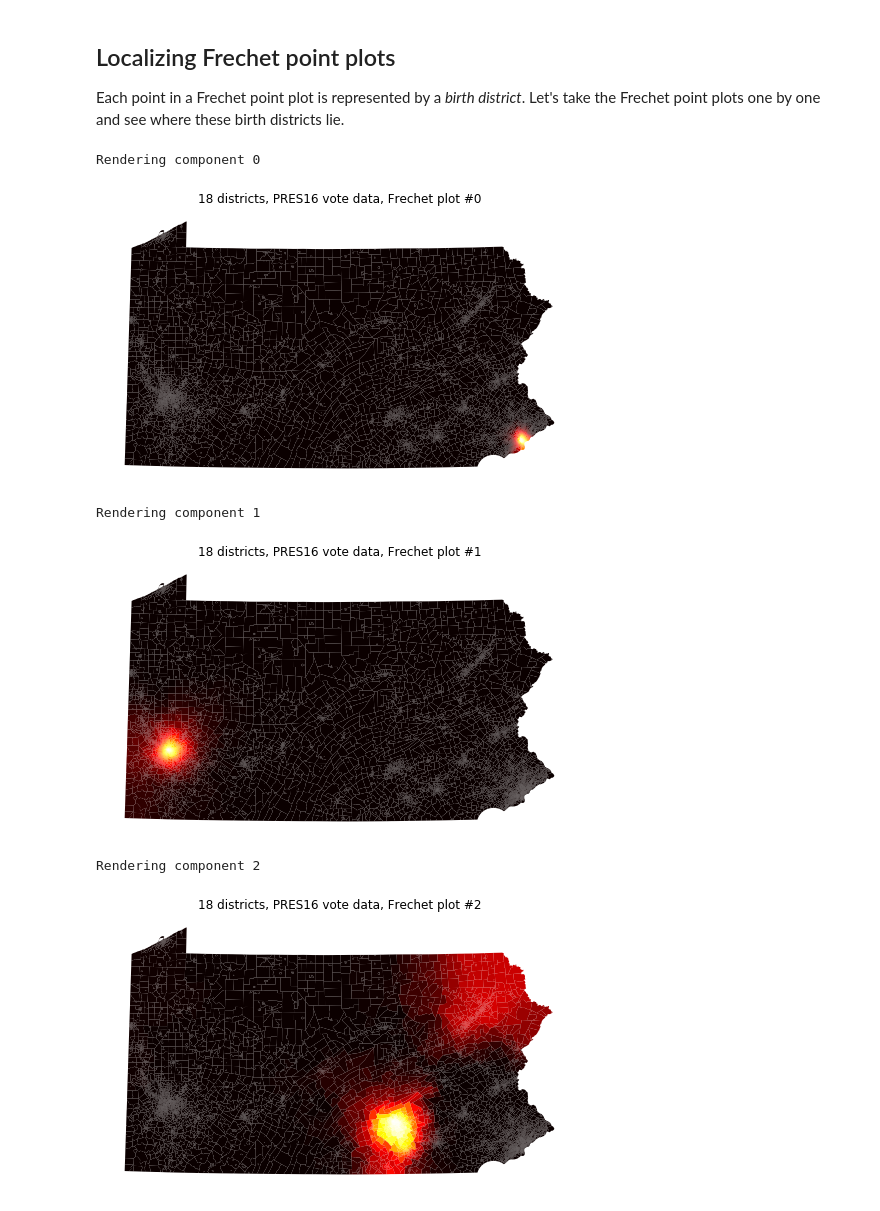
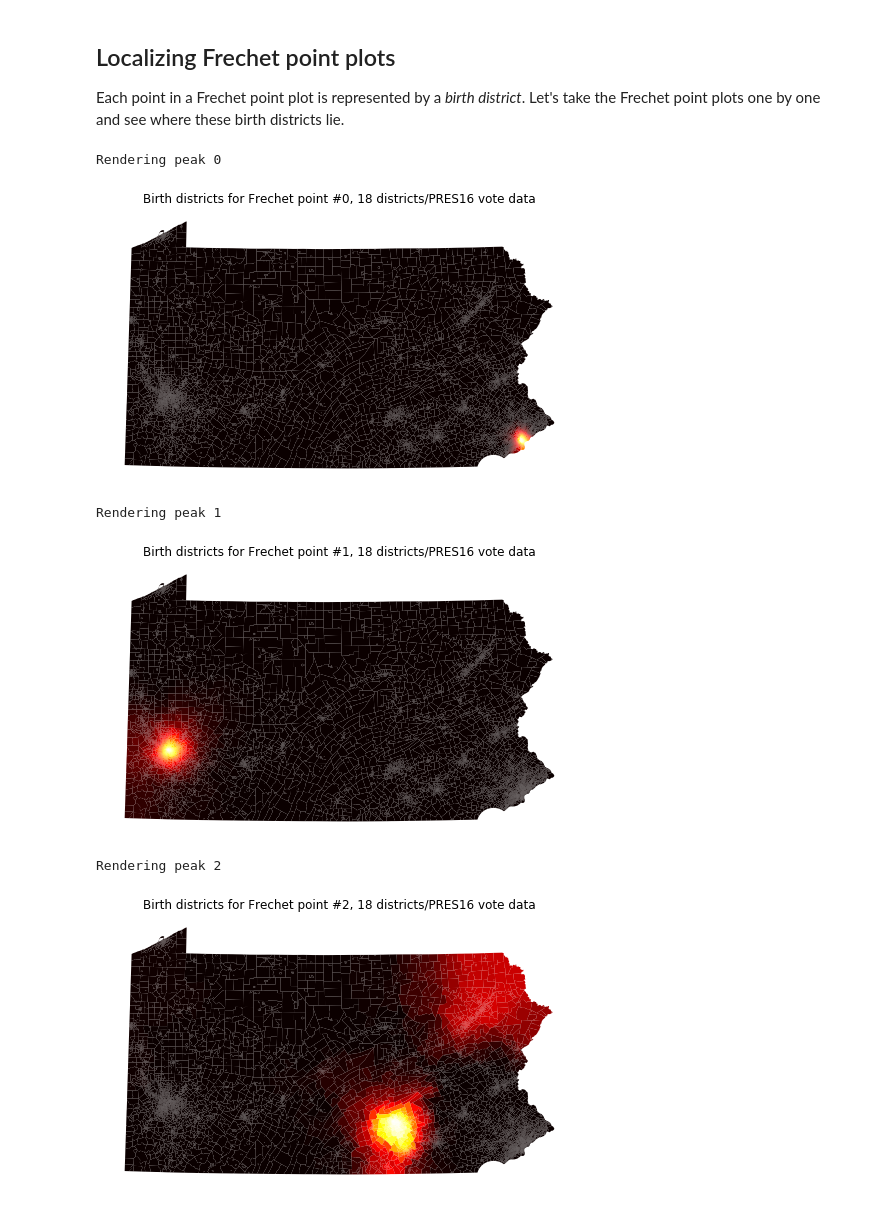
Before and after one commit to mggg/TDA-redistricting, a Jupyter notebook: make_graphics.ipynb, the cells around one changed output. Cells and saved outputs as stored; diff of their text form; code cells hidden in the pictures.

```diff
--- a/make_graphics.ipynb
+++ b/make_graphics.ipynb
@@ -198,44 +198,50 @@ Each point in a Frechet point plot is represented by a _birth district_. Let's t
 for k in [18]:
     allparts[k] = pickle.load(open(folder+"/parts"+str(k)+".p", "rb"))
     allgraphs[k] = pickle.load(open(folder+"/graphs" +str(k)+ ".p", "rb"))
+# %%
+#generate Gerrychain partition objects with districts labelled ascending by D vote share
+list_of_ranked_plans = defaultdict(lambda: defaultdict(list))
+for k in [18]:
+    asses = allparts[k]
+    unrankedparts = [
+        Partition(graph, x, myupdaters) for x in asses
+    ]
+    for e in ["PRES16"]:
+        list_of_ranked_plans[e][k] = [
+            tdar.relabel_by_dem_vote_share(x, x[e]) for x in unrankedparts
+        ]
 # %%
-#this may take a while...
 for k in [18]:
     asses = allparts[k]
-    unrankedparts = [
-        Partition(graph, x, myupdaters) for x in asses
-    ]
     for e in ["PRES16"]:
-        rankedparts = [
-            tdar.relabel_by_dem_vote_share(x, x[e]) for x in unrankedparts
-        ]
+        rankedparts = list_of_ranked_plans[e][k]
         #get persistence diagrams matched to means
         PDs = []
         for PD in storePDs[e][k]:
             pd = tdar.match_Hungarian(PD, meanPDs[e][k])
             PDs.append(pd)
         #plot on map
         for r in range(len(meanPDs[e][k])):
-            print("Rendering component %d"%r)
+            print("Rendering peak %d"%r)
             incomp = np.zeros(len(graph.nodes)) #track how often each unit is in a birth district
             for i, (part, PD) in enumerate(zip(rankedparts, PDs)):
                 if PD[r] not in [None, 'd']:
                     birth, death = PD[r][0], PD[r][1]
                     birth_district = np.argmin(
                         [np.abs((1-birth)-(x)) for x in sorted(part[e].percents('Democratic'))]
                     )
                     this_incomp = [int(x in part.parts[birth_district]) for x in graph.nodes]
                     incomp += np.array(this_incomp)
             gdf["incomp"] = incomp
             smallfig, smallax = plt.subplots(1,1,figsize=(10,5))
             gdf.plot(column="incomp", cmap="hot", ax=smallax)
             smallax.axis('off')
-            smallax.set_title("{} districts, {} vote data, Frechet plot #{}".format(k,e,r))
+            smallax.set_title("Birth districts for Frechet point #{}, {} districts/{} vote data".format(r,k,e))
             plt.show()
 # %% [output]
-Rendering component 0
+Rendering peak 0
-[figure, old version]
+[figure, new version]
-Rendering component 1
+Rendering peak 1
-[figure, old version]
+[figure, new version]
-Rendering component 2
+Rendering peak 2
-[figure, old version]
+[figure, new version]
```
Also changed, not shown: parts of 2 cells of this notebook.
